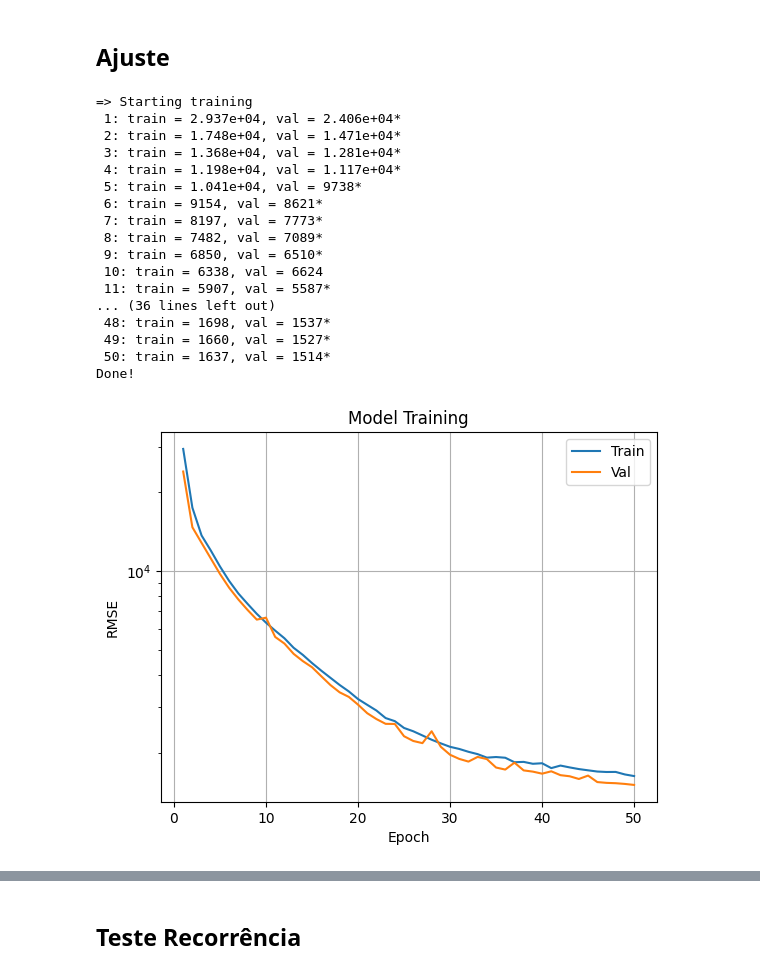
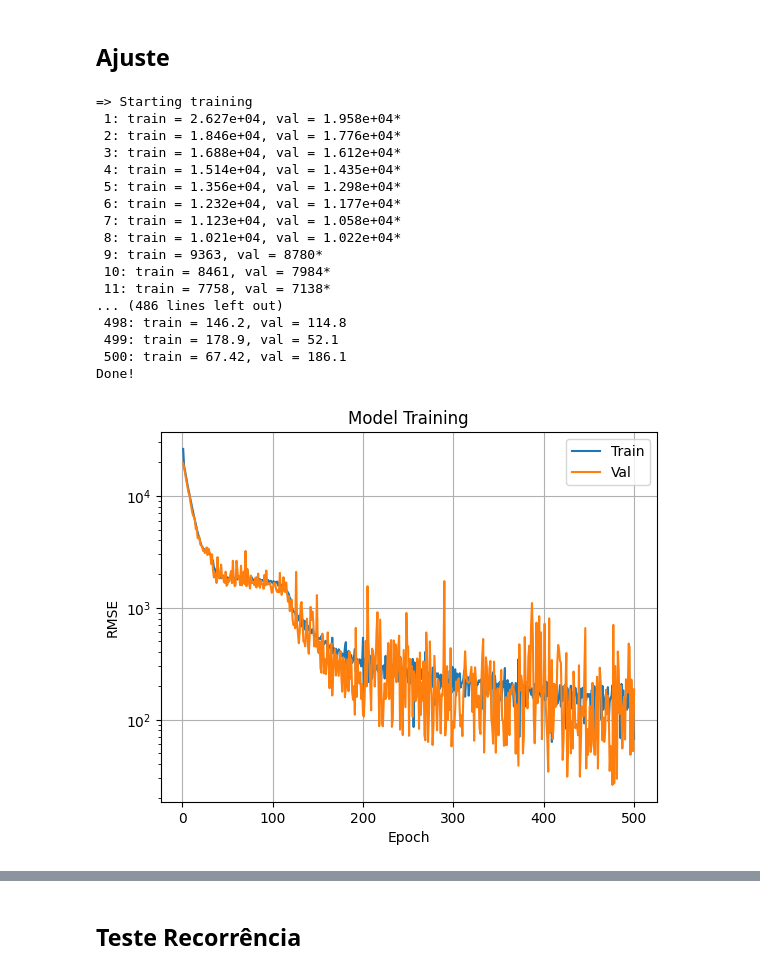
Before and after one commit to TiagoCAAmorim/SimModels, a Jupyter notebook: graph_nn/build_rnn.ipynb, the cells around one changed output, grey strips where cells are left out. Saved outputs shown, nothing was run; the diff lists cells and outputs as text; code cells hidden in the pictures.

```diff
--- a/graph_nn/build_rnn.ipynb
+++ b/graph_nn/build_rnn.ipynb
@@ -91,14 +114,14 @@ AA = X_train_t.view(X_train_t.size(0), -1)
 # AA /= AA.max(1, keepdim=True)[0]
 # AA = AA.view(batch_size, height, width)
 # %%
-AA = X_train_t.view(X_train_t.size(0), X_train_t.size(1), -1)
-min_values, _ = AA.min(dim=2, keepdim=True)
+# AA = X_train_t.view(X_train_t.size(0), X_train_t.size(1), -1)
+# min_values, _ = AA.min(dim=2, keepdim=True)
 # %%
-AA = torch.transpose(X_train_t, 0, 1)
-AA = AA.reshape(AA.size(0), -1)
+# AA = torch.transpose(X_train_t, 0, 1)
+# AA = AA.reshape(AA.size(0), -1)
 
-min_values, _ = AA.min(dim=1, keepdim=False)
-print(f'Min.values: {min_values}')
+# min_values, _ = AA.min(dim=1, keepdim=False)
+# print(f'Min.values: {min_values}')
 
-max_values, _ = AA.max(dim=1, keepdim=False)
-print(f'Max.values: {max_values}')
+# max_values, _ = AA.max(dim=1, keepdim=False)
+# print(f'Max.values: {max_values}')
@@ -188,9 +224,9 @@ class Network(nn.Module):
 model = Network(
     input_size=9,
     output_size=7,
-    latent_size=16,
-    max_size=32,
-    recurrences=5)
+    latent_size=32,
+    max_size=64,
+    recurrences=2)
 
 some_data = X_train_t
 print(f'Input: {some_data.shape}')
@@ -310,51 +346,51 @@ def train(model: Network,
 model = Network(
     input_size=9,
     output_size=7,
-    latent_size=16,
-    max_size=32,
+    latent_size=32,
+    max_size=64,
     recurrences=2)
 loss_fn = nn.MSELoss()
 
 batch_size = 256
 dataloader_train = DataLoader(data_train, batch_size=batch_size, shuffle=True)
 dataloader_val = DataLoader(data_val, batch_size=len(data_val), shuffle=False)
 dataloader_test = DataLoader(data_test, batch_size=batch_size, shuffle=False)
 
 epochs = 500
 optimizer = torch.optim.RMSprop(model.parameters(), lr = 0.0001)  # ok
 # optimizer = torch.optim.SGD(model.parameters(), lr=0.0001)
 # optimizer = torch.optim.SGD(model.parameters(), lr=0.0001, momentum=0.5)
 # optimizer = torch.optim.Adam(model.parameters(), lr=0.0001)  # ok
 # optimizer = torch.optim.Adagrad(model.parameters(), lr=0.0001)
 # optimizer = torch.optim.Adadelta(model.parameters(), lr=0.0001)
 # optimizer = torch.optim.Adamax(model.parameters(), lr=0.0001)  # ok
 # optimizer = torch.optim.ASGD(model.parameters(), lr=0.0001)
 # optimizer = torch.optim.NAdam(model.parameters(), lr=0.0001)  # ok
 
 best_model, (train_loss, val_loss) = train(model, dataloader_train, dataloader_val, epochs, optimizer, loss_fn)
 
 plot_losses(train_loss, val_loss)
 
 test_loss = test_loop(dataloader_test, model, loss_fn)
 print(f'Test loss = {test_loss:0.4g} (last model)')
 test_loss = test_loop(dataloader_test, best_model, loss_fn)
 print(f'Test loss = {test_loss:0.4g} (best model)')
 # %% [output]
 => Starting training
- 1: train = 2.937e+04, val = 2.406e+04*
- 2: train = 1.748e+04, val = 1.471e+04*
- 3: train = 1.368e+04, val = 1.281e+04*
- 4: train = 1.198e+04, val = 1.117e+04*
- 5: train = 1.041e+04, val = 9738*
- 6: train = 9154, val = 8621*
- 7: train = 8197, val = 7773*
- 8: train = 7482, val = 7089*
- 9: train = 6850, val = 6510*
- 10: train = 6338, val = 6624
- 11: train = 5907, val = 5587*
-... (36 lines left out)
- 48: train = 1698, val = 1537*
- 49: train = 1660, val = 1527*
- 50: train = 1637, val = 1514*
+ 1: train = 2.627e+04, val = 1.958e+04*
+ 2: train = 1.846e+04, val = 1.776e+04*
+ 3: train = 1.688e+04, val = 1.612e+04*
+ 4: train = 1.514e+04, val = 1.435e+04*
+ 5: train = 1.356e+04, val = 1.298e+04*
+ 6: train = 1.232e+04, val = 1.177e+04*
+ 7: train = 1.123e+04, val = 1.058e+04*
+ 8: train = 1.021e+04, val = 1.022e+04*
+ 9: train = 9363, val = 8780*
+ 10: train = 8461, val = 7984*
+ 11: train = 7758, val = 7138*
+... (486 lines left out)
+ 498: train = 146.2, val = 114.8
+ 499: train = 178.9, val = 52.1
+ 500: train = 67.42, val = 186.1
 Done!
-[figure, old version]
+[figure, new version]
```
Also changed, not shown: parts of 23 cells of this notebook, 3 other files.
